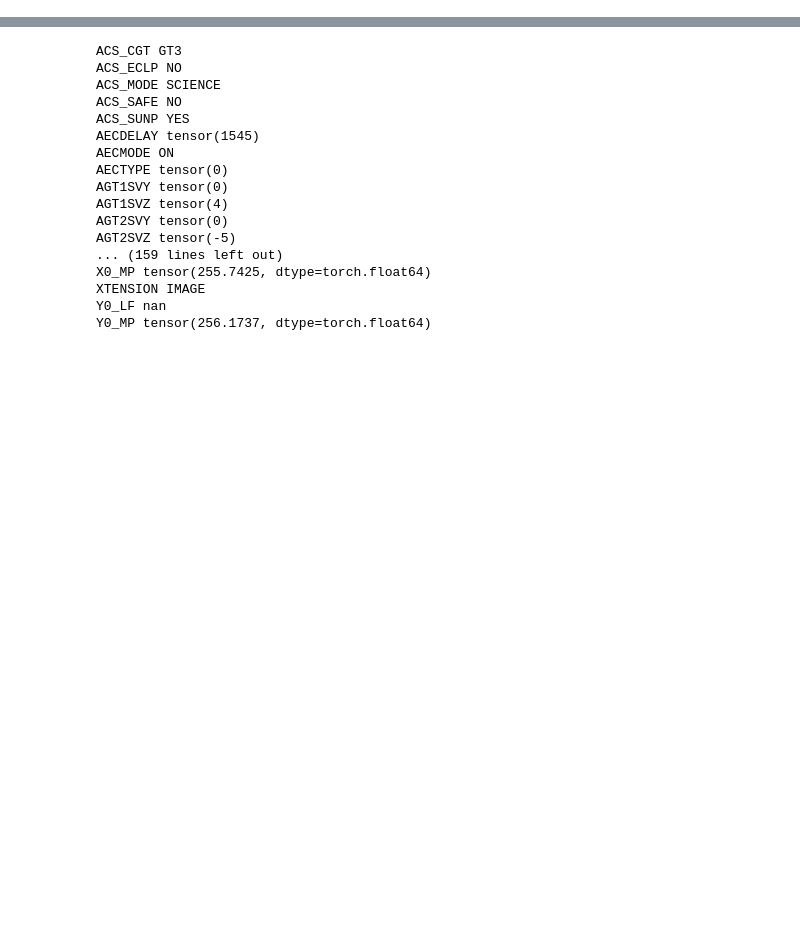
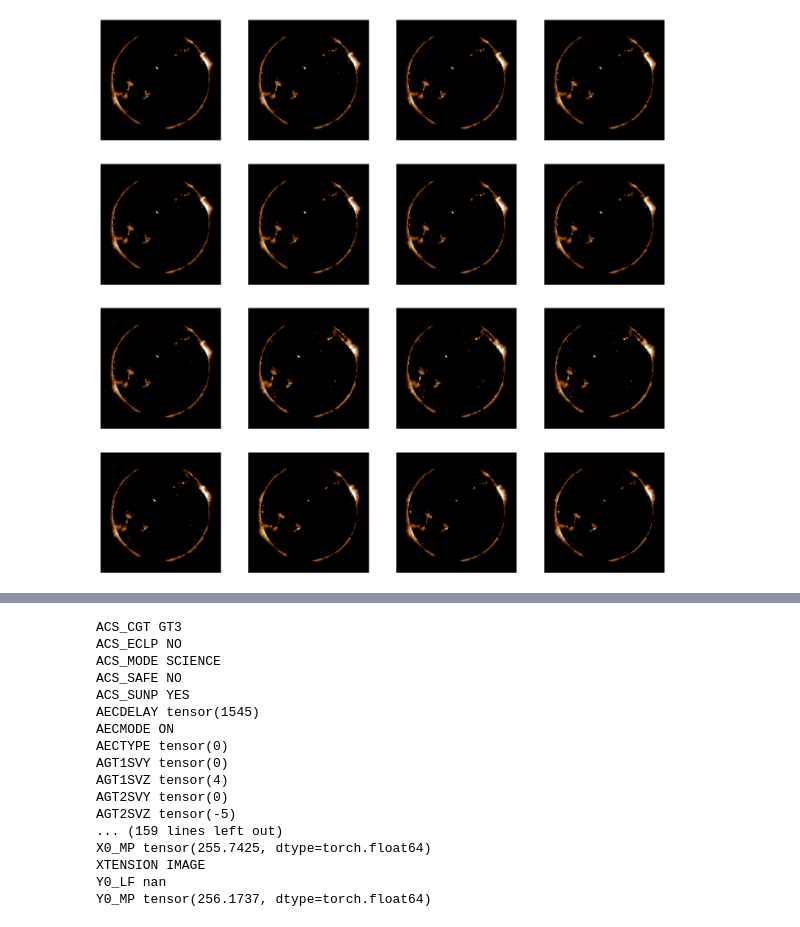
Before and after one commit to i4Ds/sdo-cli, a Jupyter notebook: notebooks/SDOMLv2Dataset.ipynb, the cells around one changed output, grey strips where cells are left out. Saved outputs shown, nothing was run; the diff lists cells and outputs as text; code cells hidden in the pictures; blank space fills up the shorter version.

```diff
--- a/notebooks/SDOMLv2Dataset.ipynb
+++ b/notebooks/SDOMLv2Dataset.ipynb
@@ -73,3 +75,16 @@ for batch_idx, samples in enumerate(loader):
+# %%
+for batch_idx, samples in enumerate(loader):
+    X, y = samples
+    V = []
+    for x in X:
+        x = x.permute(1,2,0) # torch to pillow
+        x = np.squeeze(x.numpy())
+        v = vis(x, channel_to_map(193), get_clip(x, 171))
+        V.append(Image.fromarray(v))
+    show_grid(V)
+    break
+# %% [output]
+[figure, added]
 # %%
 loader = SDOMLv2DataModule("fdl-sdoml-v2/sdomlv2_small.zarr/", channel="193A", train_start="2010-08-27 00:00:00", train_end="2010-08-28 23:59:59", test_start="2010-08-29 00:00:00", test_end="2010-08-29 23:59:59", train_val_split_temporal_chunk_size="1h", prefetch_factor=2, irradiance=1e-6, goes_cache_dir="../tmp/new").train_dataloader()
 # %% [output]
```
Also changed, not shown: parts of 4 cells of this notebook, 4 other files.
